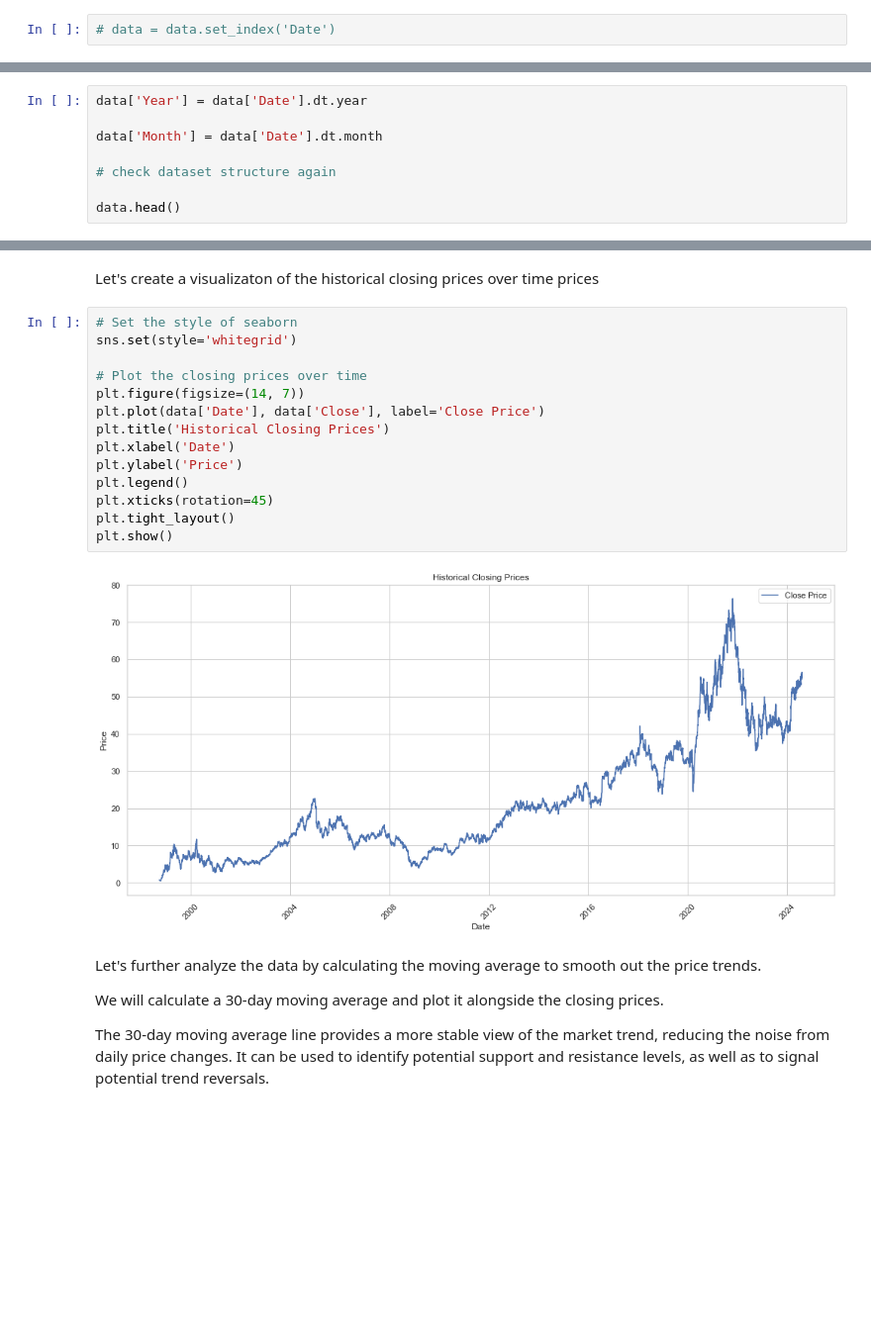
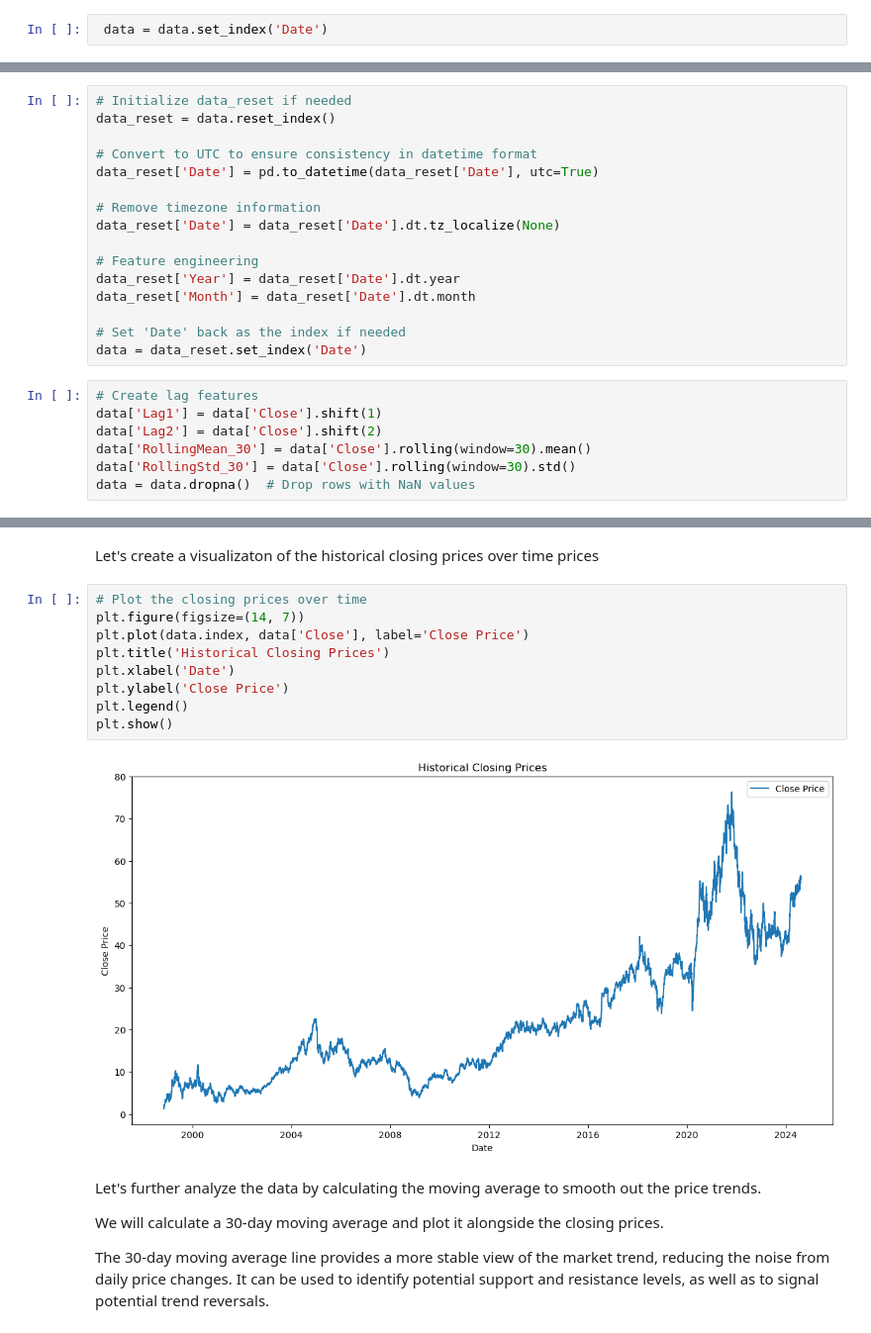
Before and after one commit to Nyabaga/eBay-Sales-Optimization, a Jupyter notebook: Main.ipynb, the cells around one changed output, grey strips where cells are left out. Shown at 99% size. Drawn from its saved outputs; the diff is of its cells as text; blank space fills up the shorter version.

```diff
--- a/Main.ipynb
+++ b/Main.ipynb
@@ -191,5 +203,5 @@ data['Date'] = pd.to_datetime(data['Date'], utc=True)
 # %%
-# data = data.set_index('Date')
+ data = data.set_index('Date')
 # %% [markdown]
 Then, we will set the date as the index so as to allow easier time-based operations as well as manipulations of the data.
 
@@ -237,11 +249,3 @@ data.head()
 ## Feature Engineering
 # %% [markdown]
 Let's create a 'Year' and 'Month' column from the 'Date'
-# %%
-data['Year'] = data['Date'].dt.year
-
-data['Month'] = data['Date'].dt.month
-
-# check dataset structure again
-
-data.head()
@@ -254,0 +252,23 @@ data.head()
+# %%
+# Initialize data_reset if needed
+data_reset = data.reset_index()
+
+# Convert to UTC to ensure consistency in datetime format
+data_reset['Date'] = pd.to_datetime(data_reset['Date'], utc=True)
+
+# Remove timezone information
+data_reset['Date'] = data_reset['Date'].dt.tz_localize(None)
+
+# Feature engineering
+data_reset['Year'] = data_reset['Date'].dt.year
+data_reset['Month'] = data_reset['Date'].dt.month
+
+# Set 'Date' back as the index if needed
+data = data_reset.set_index('Date')
+# %%
+# Create lag features
+data['Lag1'] = data['Close'].shift(1)
+data['Lag2'] = data['Close'].shift(2)
+data['RollingMean_30'] = data['Close'].rolling(window=30).mean()
+data['RollingStd_30'] = data['Close'].rolling(window=30).std()
+data = data.dropna()  # Drop rows with NaN values
@@ -257,21 +289,16 @@ data.head()
 # %% [markdown]
 Let's create a visualizaton of the historical closing prices over time prices
 # %%
-# Set the style of seaborn
-sns.set(style='whitegrid')
-
 # Plot the closing prices over time
 plt.figure(figsize=(14, 7))
-plt.plot(data['Date'], data['Close'], label='Close Price')
+plt.plot(data.index, data['Close'], label='Close Price')
 plt.title('Historical Closing Prices')
 plt.xlabel('Date')
-plt.ylabel('Price')
+plt.ylabel('Close Price')
 plt.legend()
-plt.xticks(rotation=45)
-plt.tight_layout()
 plt.show()
 # %% [output]
-[figure, old version]
+[figure, new version]
 # %% [markdown]
 Let's further analyze the data by calculating the moving average to smooth out the price trends.
 
```
Also changed, not shown: parts of 67 cells of this notebook.
